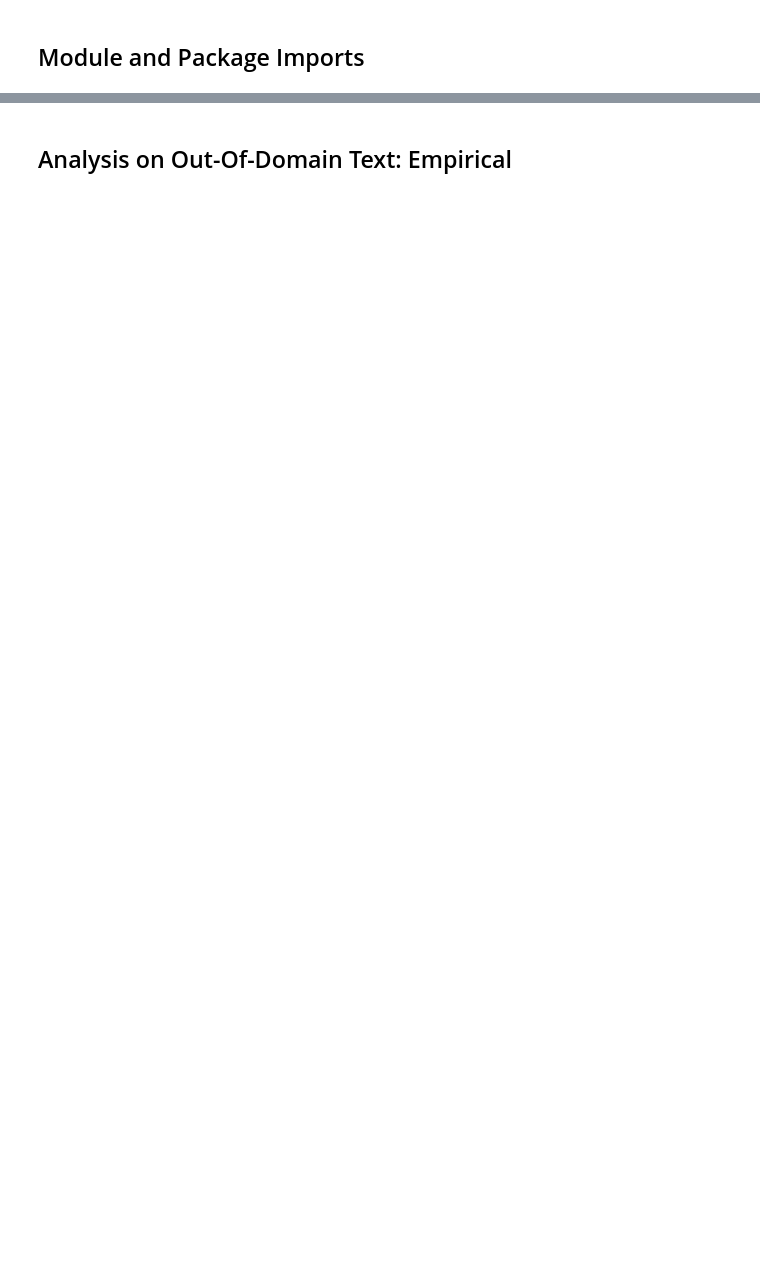
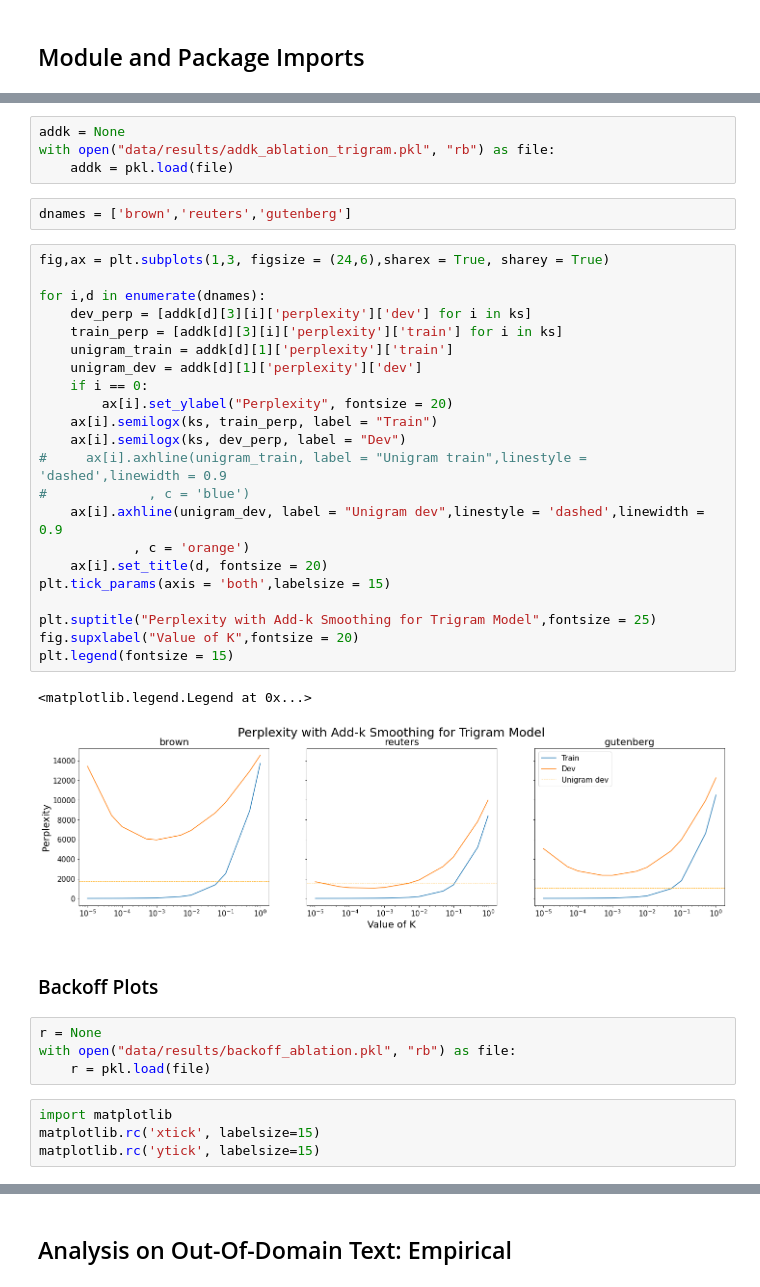
Before and after one commit to SamShowalter/CS272-NLP, a Jupyter notebook: hw2/hw2_experiments.ipynb, the cells around one changed output, grey strips where cells are left out. Cells and saved outputs as stored; diff of their text form; blank space fills up the shorter version.

```diff
--- a/hw2/hw2_experiments.ipynb
+++ b/hw2/hw2_experiments.ipynb
@@ -103,0 +113,41 @@ bs.sample_next(prev)
+# %%
+addk = None
+with open("data/results/addk_ablation_trigram.pkl", "rb") as file:
+    addk = pkl.load(file)
+# %%
+dnames = ['brown','reuters','gutenberg']
+# %%
+fig,ax = plt.subplots(1,3, figsize = (24,6),sharex = True, sharey = True)
+
+for i,d in enumerate(dnames):
+    dev_perp = [addk[d][3][i]['perplexity']['dev'] for i in ks]
+    train_perp = [addk[d][3][i]['perplexity']['train'] for i in ks]
+    unigram_train = addk[d][1]['perplexity']['train']
+    unigram_dev = addk[d][1]['perplexity']['dev']
+    if i == 0:
+        ax[i].set_ylabel("Perplexity", fontsize = 20)
+    ax[i].semilogx(ks, train_perp, label = "Train")
+    ax[i].semilogx(ks, dev_perp, label = "Dev")
+#     ax[i].axhline(unigram_train, label = "Unigram train",linestyle = 'dashed',linewidth = 0.9
+#             , c = 'blue')
+    ax[i].axhline(unigram_dev, label = "Unigram dev",linestyle = 'dashed',linewidth = 0.9
+            , c = 'orange')
+    ax[i].set_title(d, fontsize = 20)
+plt.tick_params(axis = 'both',labelsize = 15)
+
+plt.suptitle("Perplexity with Add-k Smoothing for Trigram Model",fontsize = 25)
+fig.supxlabel("Value of K",fontsize = 20)
+plt.legend(fontsize = 15)
+# %% [output]
+<matplotlib.legend.Legend at 0x...>
+[figure, added]
+# %% [markdown]
+### Backoff Plots
+# %%
+r = None
+with open("data/results/backoff_ablation.pkl", "rb") as file:
+    r = pkl.load(file)
+# %%
+import matplotlib
+matplotlib.rc('xtick', labelsize=15)
+matplotlib.rc('ytick', labelsize=15)
```
Also changed, not shown: parts of 22 cells of this notebook, 4 other files.
